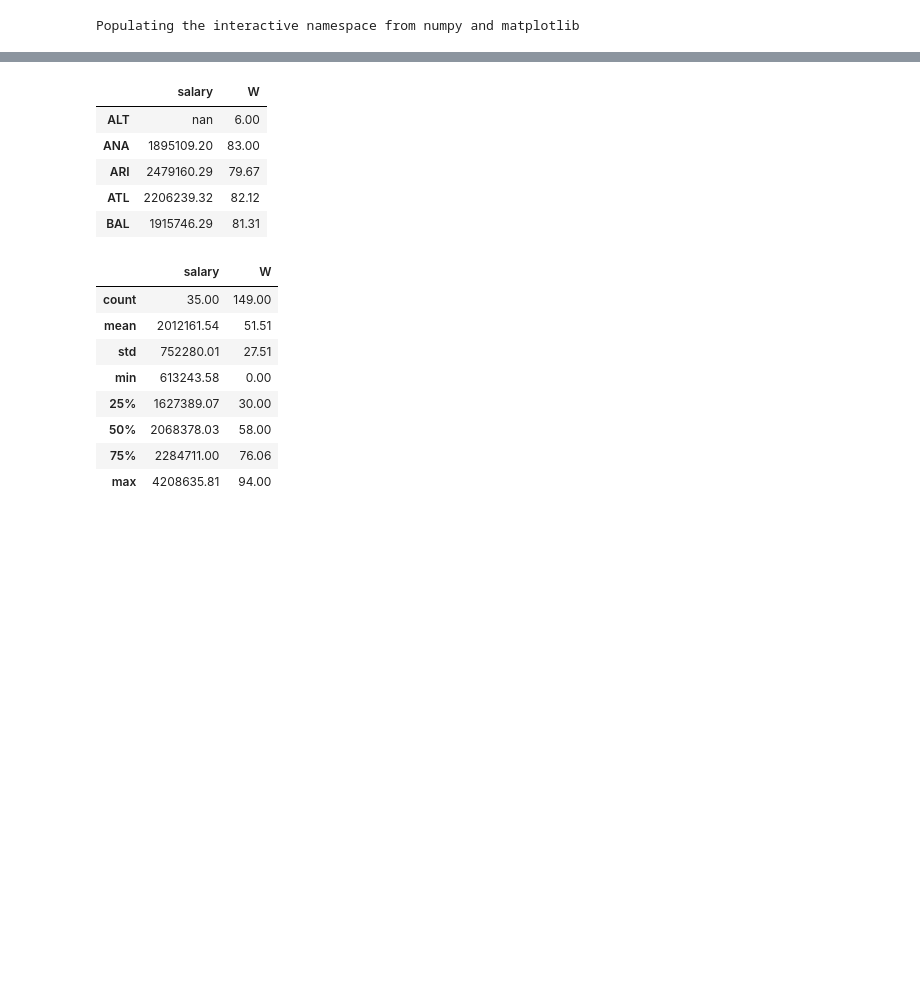
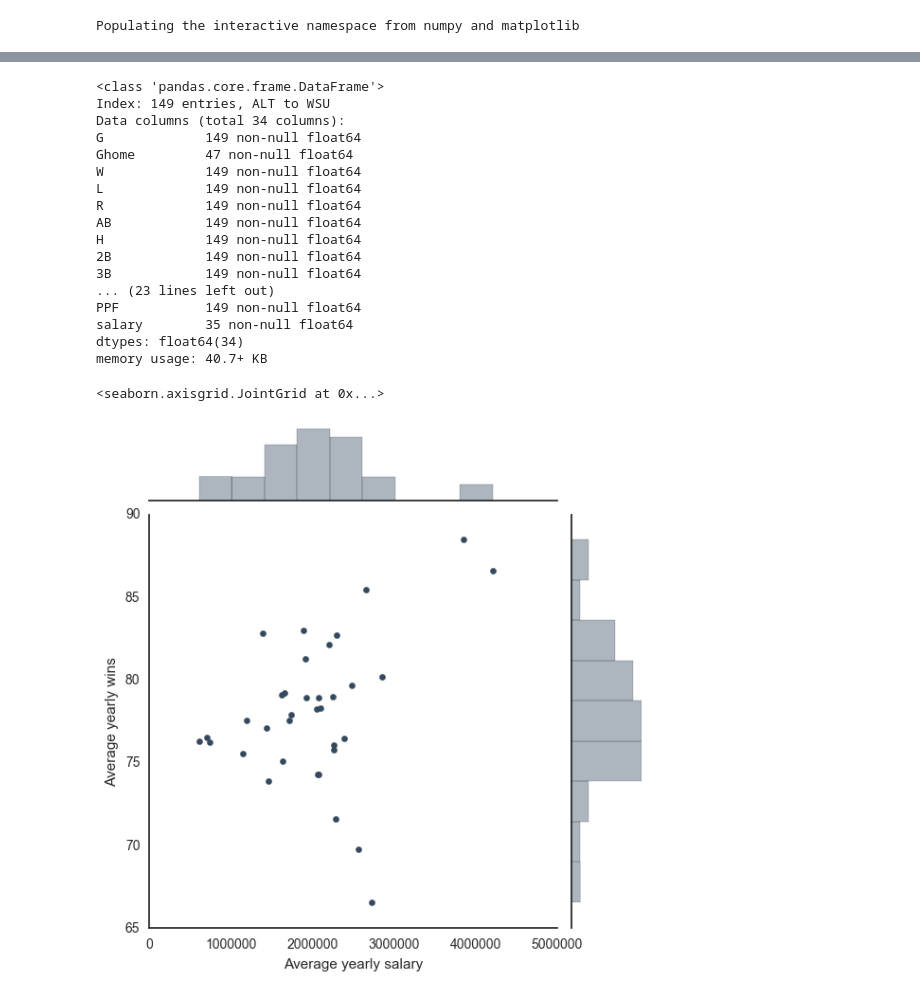
Before and after one commit to bonamprabhu/baseball-statistics, a Jupyter notebook: baseball-statistics.ipynb, the cells around one changed output, grey strips where cells are left out. Drawn from its saved outputs; the diff is of its cells as text; code cells hidden in the pictures; blank space fills up the shorter version.

```diff
--- a/baseball-statistics.ipynb
+++ b/baseball-statistics.ipynb
@@ -52,23 +54,30 @@ memory usage: 999.1+ KB
 # %%
 pd.set_option('display.float_format', lambda x: '%.2f' % x)
-salary_vs_wins = pd.concat([salaries.groupby('teamID').mean()['salary'], teams.groupby('teamID').mean()['W']],axis=1)
-salary_vs_wins.head()
+team_stats = pd.concat([teams.drop(['yearID','Rank'], axis=1).groupby('teamID').mean(), \
+                        salaries.groupby('teamID').mean()['salary']], axis=1)
+#team_stats['teamID'] = team_stats.pop('index')
+team_stats.info()
 # %% [output]
-|  | salary | W |
-| ALT | nan | 6.00 |
-| ANA | 1895109.20 | 83.00 |
-| ARI | 2479160.29 | 79.67 |
-| ATL | 2206239.32 | 82.12 |
-| BAL | 1915746.29 | 81.31 |
+<class 'pandas.core.frame.DataFrame'>
+Index: 149 entries, ALT to WSU
+Data columns (total 34 columns):
+G             149 non-null float64
+Ghome         47 non-null float64
+W             149 non-null float64
+L             149 non-null float64
+R             149 non-null float64
+AB            149 non-null float64
+H             149 non-null float64
+2B            149 non-null float64
+3B            149 non-null float64
+... (23 lines left out)
+PPF           149 non-null float64
+salary        35 non-null float64
+dtypes: float64(34)
+memory usage: 40.7+ KB
-# %%
-salary_vs_wins.describe()
-# %% [output]
-|  | salary | W |
-| count | 35.00 | 149.00 |
-| mean | 2012161.54 | 51.51 |
-| std | 752280.01 | 27.51 |
-| min | 613243.58 | 0.00 |
-| 25% | 1627389.07 | 30.00 |
-| 50% | 2068378.03 | 58.00 |
-| 75% | 2284711.00 | 76.06 |
-| max | 4208635.81 | 94.00 |
+# %%
+sns.jointplot(data=team_stats, x='salary', y='W', color="#34495e", \
+              xlim=(0,5000000), stat_func=None).set_axis_labels("Average yearly salary","Average yearly wins")
+# %% [output]
+<seaborn.axisgrid.JointGrid at 0x...>
+[figure, added]
```
Also changed, not shown: parts of 18 cells of this notebook.
